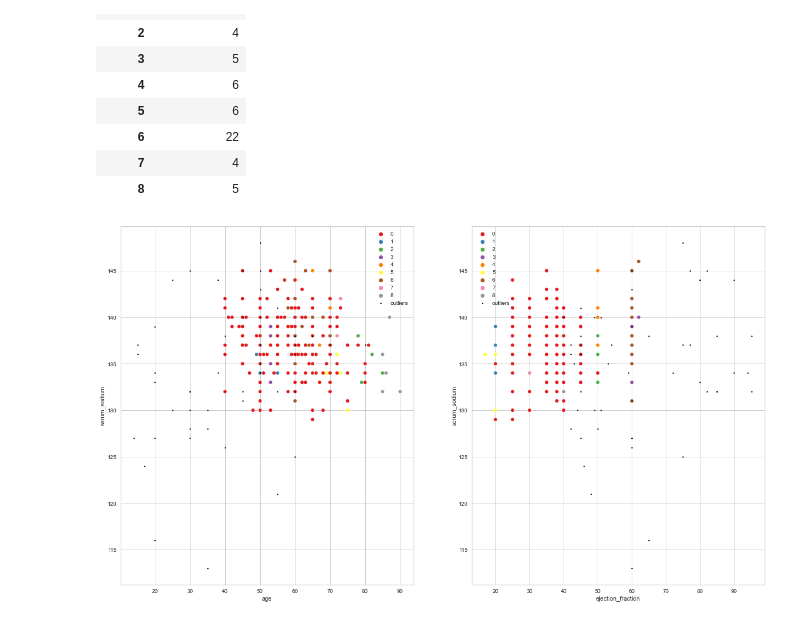
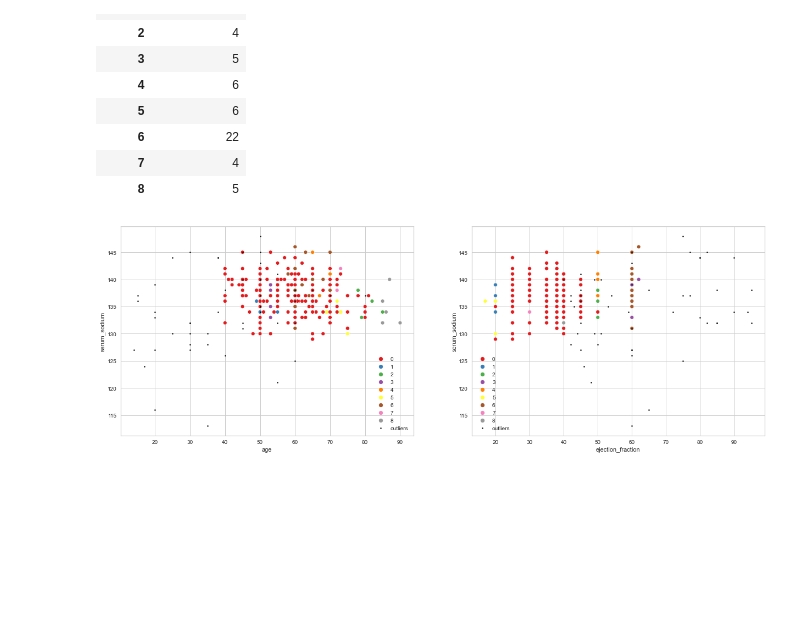
Before and after one commit to 1rahulvijay/Artificial_Intelligence, a Jupyter notebook: disease_clustring/heart_failure.ipynb, the cells around one changed output. Drawn from its saved outputs; the diff is of its cells as text; code cells hidden in the pictures; blank space fills up the shorter version.

```diff
--- a/disease_clustring/heart_failure.ipynb
+++ b/disease_clustring/heart_failure.ipynb
@@ -318,25 +318,25 @@ DBSCAN_clust_sizes
 # %%
 outliers = DBSCAN_clustered[DBSCAN_clustered['Cluster']==-1]
 
-fig2, (axes) = plt.subplots(1,2,figsize=(21,12))
+fig2, (axes) = plt.subplots(1,2,figsize=(21,7))
 
 
 sns.scatterplot('age', 'serum_sodium',
                 data=DBSCAN_clustered[DBSCAN_clustered['Cluster']!=-1],
                 hue='Cluster', ax=axes[0], palette='Set1', legend='full', s=45)
 
 sns.scatterplot('ejection_fraction', 'serum_sodium',
                 data=DBSCAN_clustered[DBSCAN_clustered['Cluster']!=-1],
                 hue='Cluster', palette='Set1', ax=axes[1], legend='full', s=45)
 
 axes[0].scatter(outliers['ejection_fraction'], outliers['serum_sodium'], s=5, label='outliers', c="k")
 axes[1].scatter(outliers['age'], outliers['serum_sodium'], s=5, label='outliers', c="k")
 axes[0].legend()
 axes[1].legend()
 
 plt.setp(axes[0].get_legend().get_texts(), fontsize='10')
 plt.setp(axes[1].get_legend().get_texts(), fontsize='10')
 
 plt.show()
 # %% [output]
-[figure, old version]
+[figure, new version]
```
Also changed, not shown: parts of 9 cells of this notebook.
